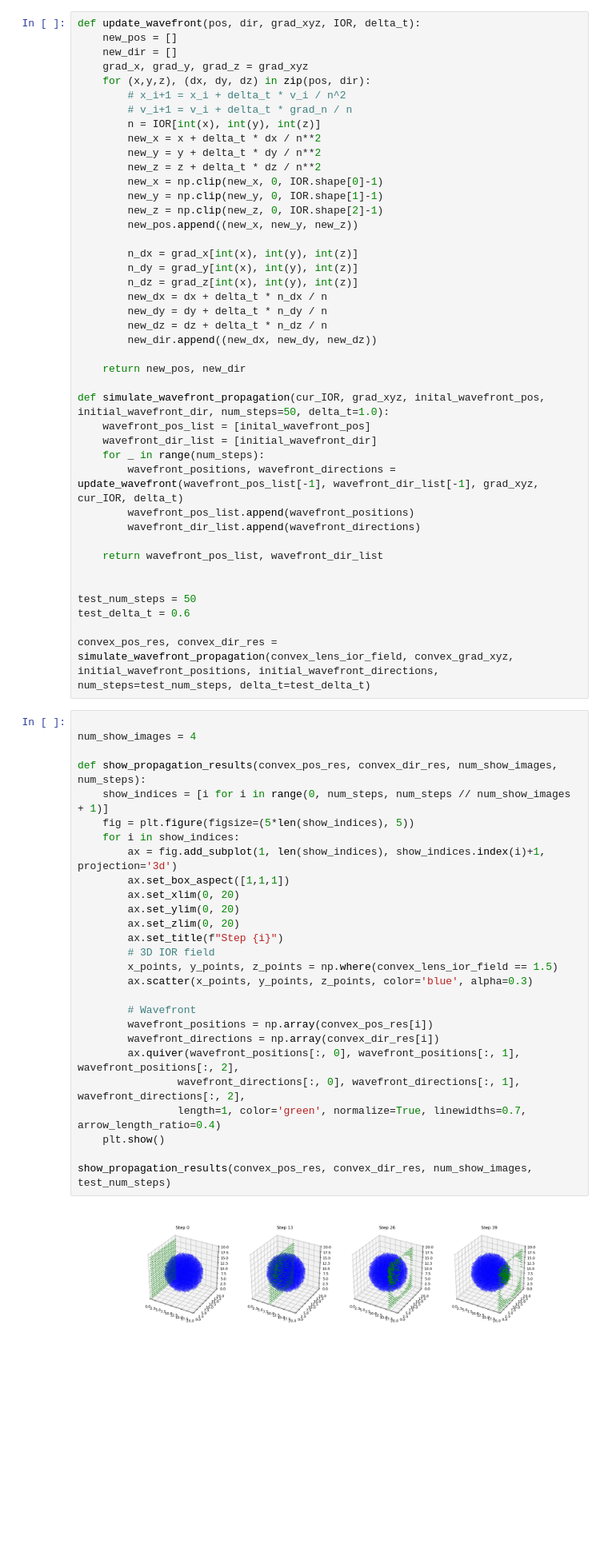
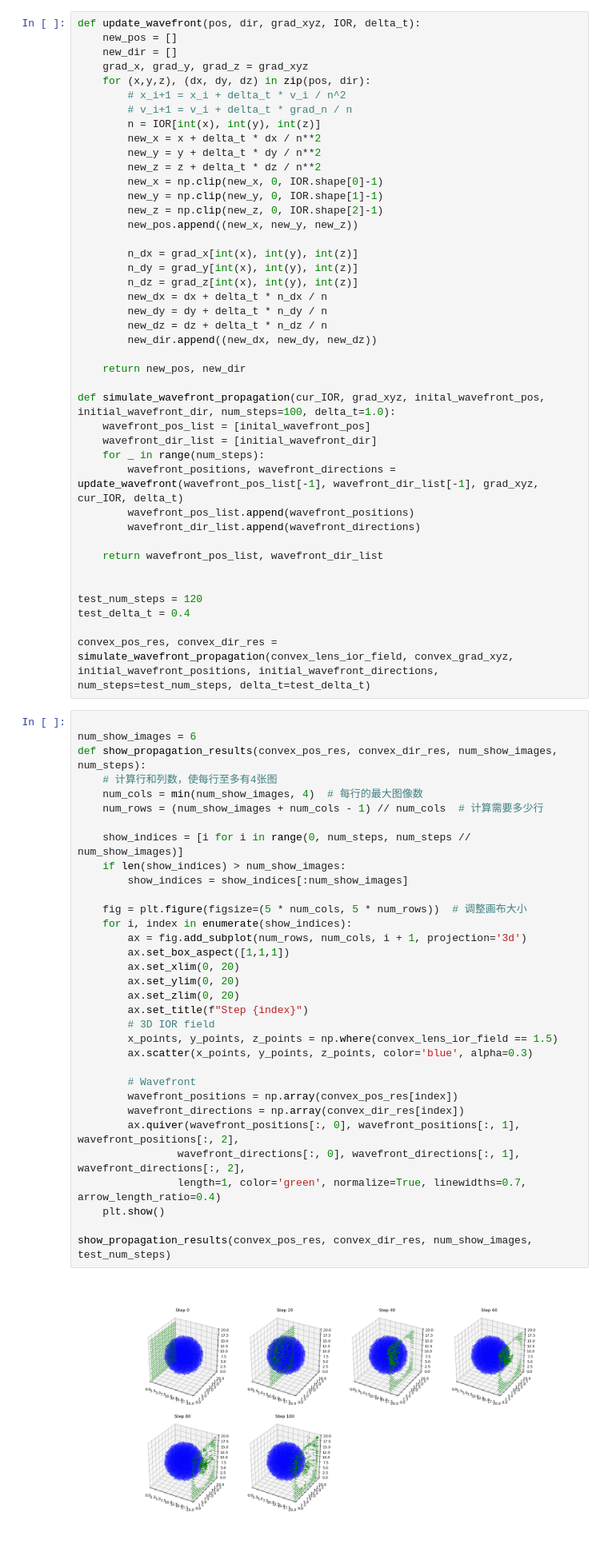
Before and after one commit to swirling-wind/demo-3D-eikonal, a Jupyter notebook: demo_3D.ipynb, the cells around one changed output. Shown at 80% size. Saved outputs shown, nothing was run; the diff lists cells and outputs as text; blank space fills up the shorter version.

```diff
--- a/demo_3D.ipynb
+++ b/demo_3D.ipynb
@@ -100,7 +100,7 @@ def update_wavefront(pos, dir, grad_xyz, IOR, delta_t):
 
     return new_pos, new_dir
 
-def simulate_wavefront_propagation(cur_IOR, grad_xyz, inital_wavefront_pos, initial_wavefront_dir, num_steps=50, delta_t=1.0):
+def simulate_wavefront_propagation(cur_IOR, grad_xyz, inital_wavefront_pos, initial_wavefront_dir, num_steps=100, delta_t=1.0):
     wavefront_pos_list = [inital_wavefront_pos]
     wavefront_dir_list = [initial_wavefront_dir]
     for _ in range(num_steps):
@@ -111,36 +111,42 @@ def simulate_wavefront_propagation(cur_IOR, grad_xyz, inital_wavefront_pos, init
     return wavefront_pos_list, wavefront_dir_list
 
 
-test_num_steps = 50
-test_delta_t = 0.6
+test_num_steps = 120
+test_delta_t = 0.4
 
 convex_pos_res, convex_dir_res = simulate_wavefront_propagation(convex_lens_ior_field, convex_grad_xyz, initial_wavefront_positions, initial_wavefront_directions, num_steps=test_num_steps, delta_t=test_delta_t)
 # %%
 
-num_show_images = 4
+num_show_images = 6
+def show_propagation_results(convex_pos_res, convex_dir_res, num_show_images, num_steps):
+    # 计算行和列数，使每行至多有4张图
+    num_cols = min(num_show_images, 4)  # 每行的最大图像数
+    num_rows = (num_show_images + num_cols - 1) // num_cols  # 计算需要多少行
 
-def show_propagation_results(convex_pos_res, convex_dir_res, num_show_images, num_steps):
-    show_indices = [i for i in range(0, num_steps, num_steps // num_show_images + 1)]
-    fig = plt.figure(figsize=(5*len(show_indices), 5))
-    for i in show_indices:
-        ax = fig.add_subplot(1, len(show_indices), show_indices.index(i)+1, projection='3d')
+    show_indices = [i for i in range(0, num_steps, num_steps // num_show_images)]
+    if len(show_indices) > num_show_images:
+        show_indices = show_indices[:num_show_images]
+
+    fig = plt.figure(figsize=(5 * num_cols, 5 * num_rows))  # 调整画布大小
+    for i, index in enumerate(show_indices):
+        ax = fig.add_subplot(num_rows, num_cols, i + 1, projection='3d')
         ax.set_box_aspect([1,1,1])
         ax.set_xlim(0, 20)
         ax.set_ylim(0, 20)
         ax.set_zlim(0, 20)
-        ax.set_title(f"Step {i}")
+        ax.set_title(f"Step {index}")
         # 3D IOR field
         x_points, y_points, z_points = np.where(convex_lens_ior_field == 1.5)
         ax.scatter(x_points, y_points, z_points, color='blue', alpha=0.3)
 
         # Wavefront
-        wavefront_positions = np.array(convex_pos_res[i])
-        wavefront_directions = np.array(convex_dir_res[i])
+        wavefront_positions = np.array(convex_pos_res[index])
+        wavefront_directions = np.array(convex_dir_res[index])
         ax.quiver(wavefront_positions[:, 0], wavefront_positions[:, 1], wavefront_positions[:, 2],
                 wavefront_directions[:, 0], wavefront_directions[:, 1], wavefront_directions[:, 2],
                 length=1, color='green', normalize=True, linewidths=0.7, arrow_length_ratio=0.4)
     plt.show()
 
 show_propagation_results(convex_pos_res, convex_dir_res, num_show_images, test_num_steps)
 # %% [output]
-[figure, old version]
+[figure, new version]
```
